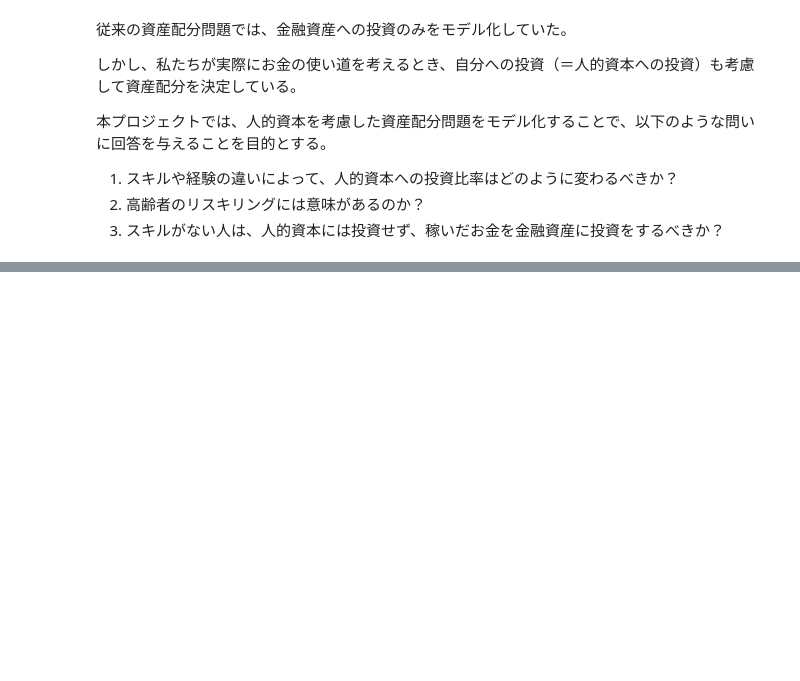
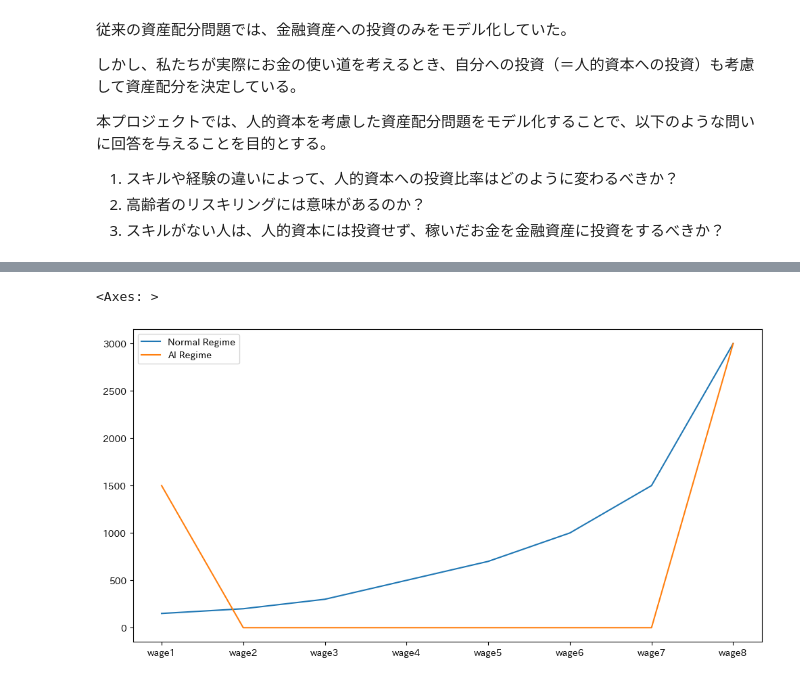
Before and after one commit to hmasa25/Human-Capital-as-an-Asset-for-Portfolio-Optimization, a Jupyter notebook: main.ipynb, the cells around one changed output, grey strips where cells are left out. Drawn from its saved outputs; the diff is of its cells as text; code cells hidden in the pictures; blank space fills up the shorter version.

```diff
--- a/main.ipynb
+++ b/main.ipynb
@@ -441,0 +240,5 @@ Segment counts by period:
+# %%
+pd.DataFrame(np.vstack([wage_n, wage_ai]), columns=[f"wage{k}" for k in range(1,K+1)], index=["Normal Regime", "AI Regime"]).T.plot(figsize=(12,6))
+# %% [output]
+<Axes: >
+[figure, added]
```
Also changed, not shown: parts of 58 cells of this notebook, 51 other files.
